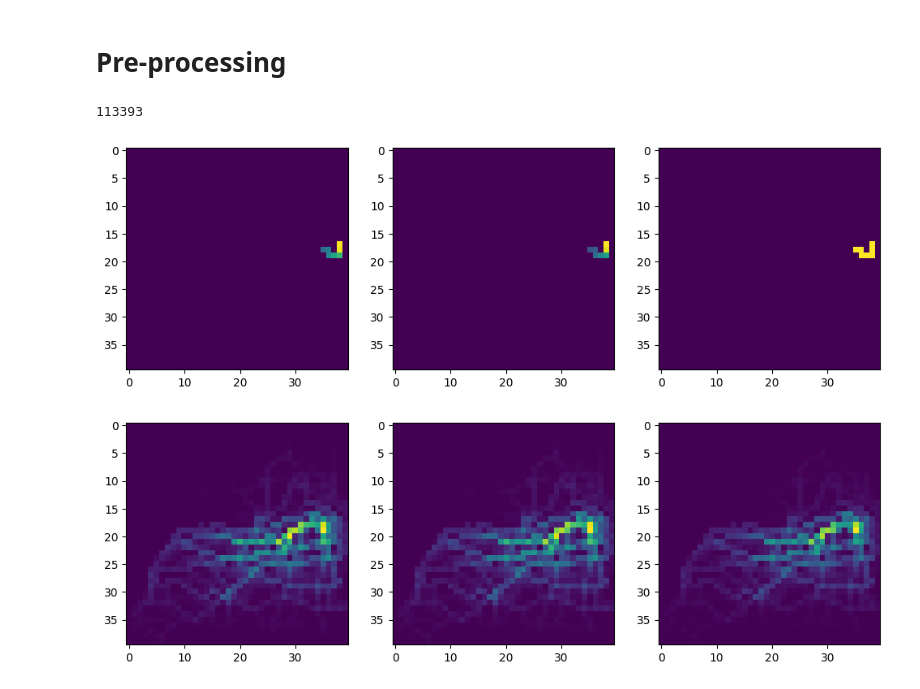
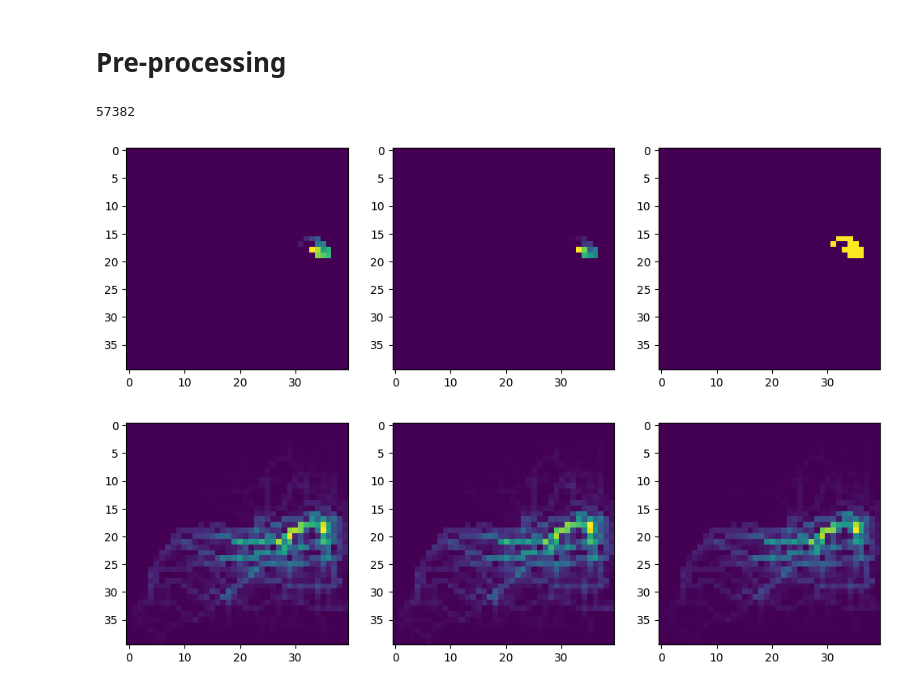
Before and after one commit to GaoDeBuChou/Swin-Transformer-based-Model-for-Trajectory-Prediction, a Jupyter notebook: experiments.ipynb, the cells around one changed output. Cells and saved outputs as stored; diff of their text form; code cells hidden in the pictures.

```diff
--- a/experiments.ipynb
+++ b/experiments.ipynb
@@ -31,11 +91,9 @@ DEVICE = torch.device("cuda" if torch.cuda.is_available() else "cpu")
 # %%
 train = pd.read_csv("data/train.csv")
-
+# train = pd.read_csv('/content/drive/MyDrive/Colab Notebooks/train.csv')
 # Filter missing data and useless columns
 train = train[train["MISSING_DATA"] == False]
-train = train[train["POLYLINE"].map(len) > 200]
+train = train[train["POLYLINE"].map(len) > 2]
 train = train[["POLYLINE"]]
-# Choose 200000 rows randomly from dataset to run
-train_1 = train.sample(200000, random_state=2023)
-
-train
+# Choose 100000 rows randomly from dataset to run
+train_1 = train.sample(100000, random_state=SEED)
@@ -75,15 +119,13 @@ def filter_map(train, max_lat, min_lat, max_lon, min_lon):
                  (train["max_lon"] <= max_lon) & (train["min_lon"] >= min_lon)]
 # %%
 def _normalize(polyline, max_lon, min_lon, max_lat, min_lat, m):
-    last = polyline.pop()
-    last = [(last[0]-min_lon)/(max_lon-min_lon), (last[1] - min_lat) / (max_lat - min_lat)]
     final = []
     for cord in polyline:
         normalized = [(cord[0]-min_lon)/(max_lon-min_lon), (cord[1] - min_lat) / (max_lat - min_lat)]
         normalized[0] = min(m - 1, int(normalized[0] * m))
         normalized[1] = min(m - 1, int(normalized[1] * m))
         final.append(normalized)
-    return pd.Series({"POLYLINE_INIT": final, "POLYLINE_DEST": last})
+    return pd.Series({"POLYLINE_INIT": final[:-1], "POLYLINE_DEST": final[-1]})
 # %%
 def _to_matrix(polyline, m, activation=lambda x: x):
     mat = np.zeros((m, m), dtype=np.float32)
@@ -108,25 +150,25 @@ def transform(df_train, m):
     cleaned = changed["POLYLINE"].apply(_normalize, args=(max_longitude, min_longitude, max_latitude, min_latitude, m))
     # Transform to matrices
     cleaned["MATRIX_LIN"] = cleaned["POLYLINE_INIT"].apply(_to_matrix, args=(m,))
-    cleaned["MATRIX_EXP"] = cleaned["POLYLINE_INIT"].apply(_to_matrix, args=(m, lambda x: np.exp(x) - 1))
+    cleaned["MATRIX_QUA"] = cleaned["POLYLINE_INIT"].apply(_to_matrix, args=(m, lambda x: x ** 2))
     cleaned["MATRIX_CON"] = cleaned["POLYLINE_INIT"].apply(_to_matrix, args=(m, lambda x: 1))
     return cleaned
 # %%
 transformed = transform(train_1, 40)
 len(transformed)
 # %% [output]
-113393
+57382
 # %%
 plt.figure(figsize=(12, 4))
 plt.subplot(1, 3, 1)
 plt.imshow(transformed["MATRIX_LIN"].iloc[100])
 plt.subplot(1, 3, 2)
-plt.imshow(transformed["MATRIX_EXP"].iloc[100])
+plt.imshow(transformed["MATRIX_QUA"].iloc[100])
 plt.subplot(1, 3, 3)
 plt.imshow(transformed["MATRIX_CON"].iloc[100])
 plt.show()
 # %% [output]
-[figure, old version]
+[figure, new version]
 # %%
 plt.figure(figsize=(12, 4))
 plt.subplot(1, 3, 1)
```
Also changed, not shown: parts of 79 cells of this notebook.
